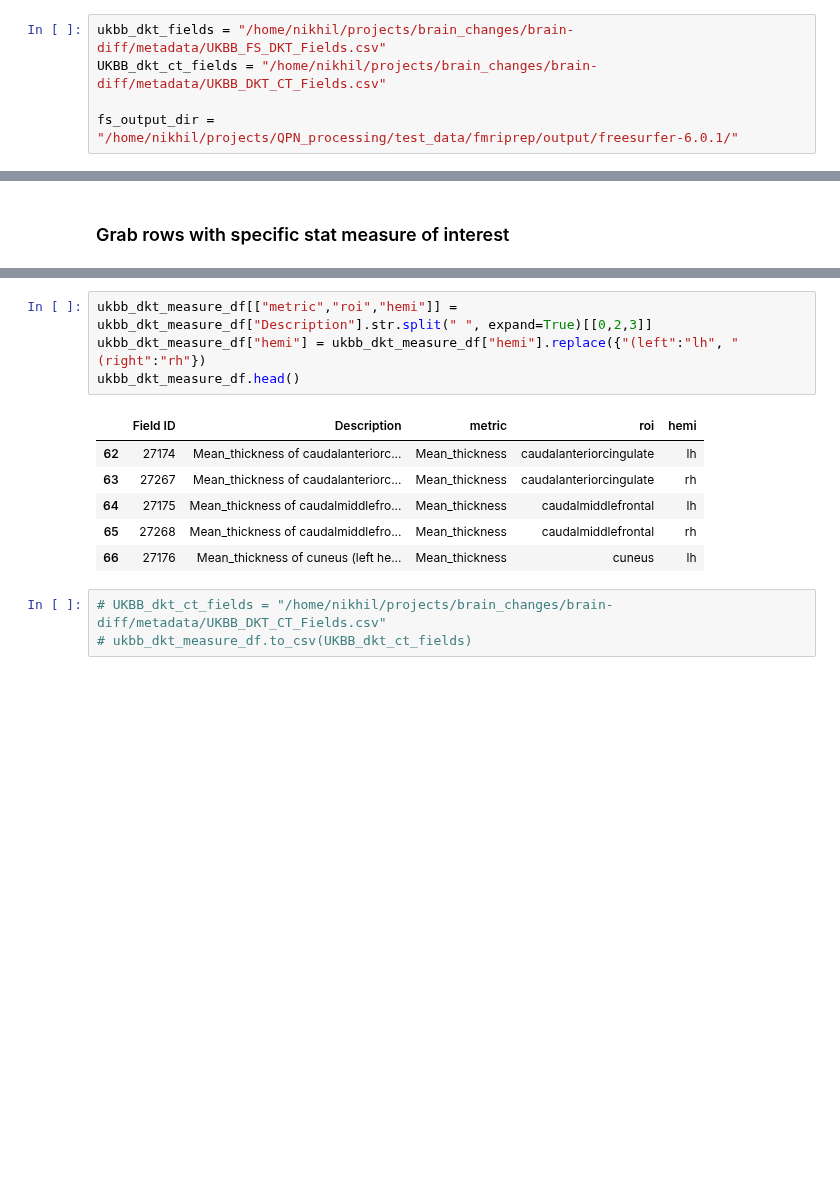
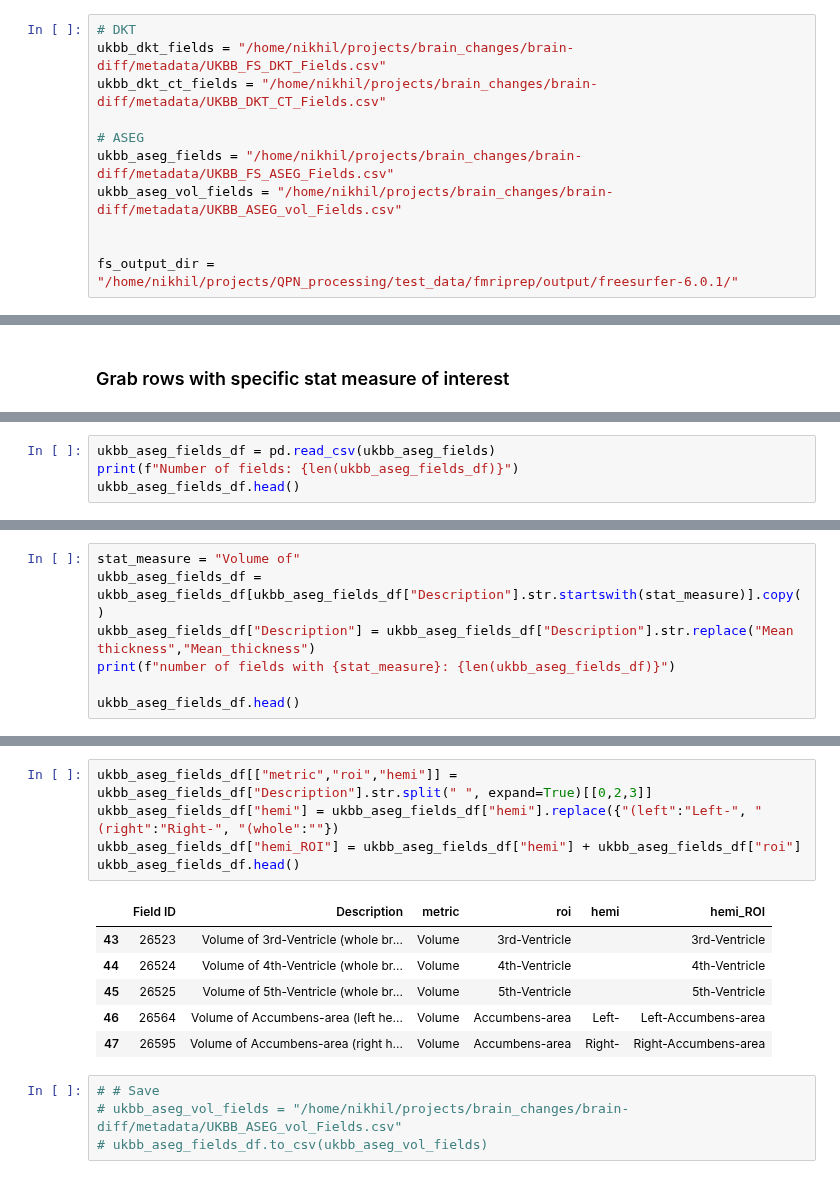
Before and after one commit to nikhil153/brain-diff, a Jupyter notebook: fmriprep/freesurfer_stats.ipynb, the cells around one changed output, grey strips where cells are left out. Saved outputs shown, nothing was run; the diff lists cells and outputs as text; blank space fills up the shorter version.

Commit message:
added FS ASEG parser

```diff
--- a/fmriprep/freesurfer_stats.ipynb
+++ b/fmriprep/freesurfer_stats.ipynb
@@ -6,5 +11,11 @@ from freesurfer_stats import CorticalParcellationStats
 # %%
+# DKT
 ukbb_dkt_fields = "/home/nikhil/projects/brain_changes/brain-diff/metadata/UKBB_FS_DKT_Fields.csv"
-UKBB_dkt_ct_fields = "/home/nikhil/projects/brain_changes/brain-diff/metadata/UKBB_DKT_CT_Fields.csv"
+ukbb_dkt_ct_fields = "/home/nikhil/projects/brain_changes/brain-diff/metadata/UKBB_DKT_CT_Fields.csv"
+
+# ASEG
+ukbb_aseg_fields = "/home/nikhil/projects/brain_changes/brain-diff/metadata/UKBB_FS_ASEG_Fields.csv"
+ukbb_aseg_vol_fields = "/home/nikhil/projects/brain_changes/brain-diff/metadata/UKBB_ASEG_vol_Fields.csv"
+
 
 fs_output_dir = "/home/nikhil/projects/QPN_processing/test_data/fmriprep/output/freesurfer-6.0.1/"
@@ -82,0 +190,4 @@ number of fields with Mean thickness: 62
+# %%
+ukbb_aseg_fields_df = pd.read_csv(ukbb_aseg_fields)
+print(f"Number of fields: {len(ukbb_aseg_fields_df)}")
+ukbb_aseg_fields_df.head()
@@ -82,0 +204,7 @@ number of fields with Mean thickness: 62
+# %%
+stat_measure = "Volume of"
+ukbb_aseg_fields_df = ukbb_aseg_fields_df[ukbb_aseg_fields_df["Description"].str.startswith(stat_measure)].copy()
+ukbb_aseg_fields_df["Description"] = ukbb_aseg_fields_df["Description"].str.replace("Mean thickness","Mean_thickness")
+print(f"number of fields with {stat_measure}: {len(ukbb_aseg_fields_df)}")
+
+ukbb_aseg_fields_df.head()
@@ -83,14 +219,16 @@ number of fields with Mean thickness: 62
 # %%
-ukbb_dkt_measure_df[["metric","roi","hemi"]] = ukbb_dkt_measure_df["Description"].str.split(" ", expand=True)[[0,2,3]]
-ukbb_dkt_measure_df["hemi"] = ukbb_dkt_measure_df["hemi"].replace({"(left":"lh", "(right":"rh"})
-ukbb_dkt_measure_df.head()
+ukbb_aseg_fields_df[["metric","roi","hemi"]] = ukbb_aseg_fields_df["Description"].str.split(" ", expand=True)[[0,2,3]]
+ukbb_aseg_fields_df["hemi"] = ukbb_aseg_fields_df["hemi"].replace({"(left":"Left-", "(right":"Right-", "(whole":""})
+ukbb_aseg_fields_df["hemi_ROI"] = ukbb_aseg_fields_df["hemi"] + ukbb_aseg_fields_df["roi"]
+ukbb_aseg_fields_df.head()
 # %% [output]
-|  | Field ID | Description | metric | roi | hemi |
-| 62 | 27174 | Mean_thickness of caudalanteriorc... | Mean_thickness | caudalanteriorcingulate | lh |
-| 63 | 27267 | Mean_thickness of caudalanteriorc... | Mean_thickness | caudalanteriorcingulate | rh |
-| 64 | 27175 | Mean_thickness of caudalmiddlefro... | Mean_thickness | caudalmiddlefrontal | lh |
-| 65 | 27268 | Mean_thickness of caudalmiddlefro... | Mean_thickness | caudalmiddlefrontal | rh |
-| 66 | 27176 | Mean_thickness of cuneus (left he... | Mean_thickness | cuneus | lh |
+|  | Field ID | Description | metric | roi | hemi | hemi_ROI |
+| 43 | 26523 | Volume of 3rd-Ventricle (whole br... | Volume | 3rd-Ventricle |  | 3rd-Ventricle |
+| 44 | 26524 | Volume of 4th-Ventricle (whole br... | Volume | 4th-Ventricle |  | 4th-Ventricle |
+| 45 | 26525 | Volume of 5th-Ventricle (whole br... | Volume | 5th-Ventricle |  | 5th-Ventricle |
+| 46 | 26564 | Volume of Accumbens-area (left he... | Volume | Accumbens-area | Left- | Left-Accumbens-area |
+| 47 | 26595 | Volume of Accumbens-area (right h... | Volume | Accumbens-area | Right- | Right-Accumbens-area |
 # %%
-# UKBB_dkt_ct_fields = "/home/nikhil/projects/brain_changes/brain-diff/metadata/UKBB_DKT_CT_Fields.csv"
-# ukbb_dkt_measure_df.to_csv(UKBB_dkt_ct_fields)
+# # Save
+# ukbb_aseg_vol_fields = "/home/nikhil/projects/brain_changes/brain-diff/metadata/UKBB_ASEG_vol_Fields.csv"
+# ukbb_aseg_fields_df.to_csv(ukbb_aseg_vol_fields)
```
Also changed, not shown: parts of 17 cells of this notebook, 3 other files.
